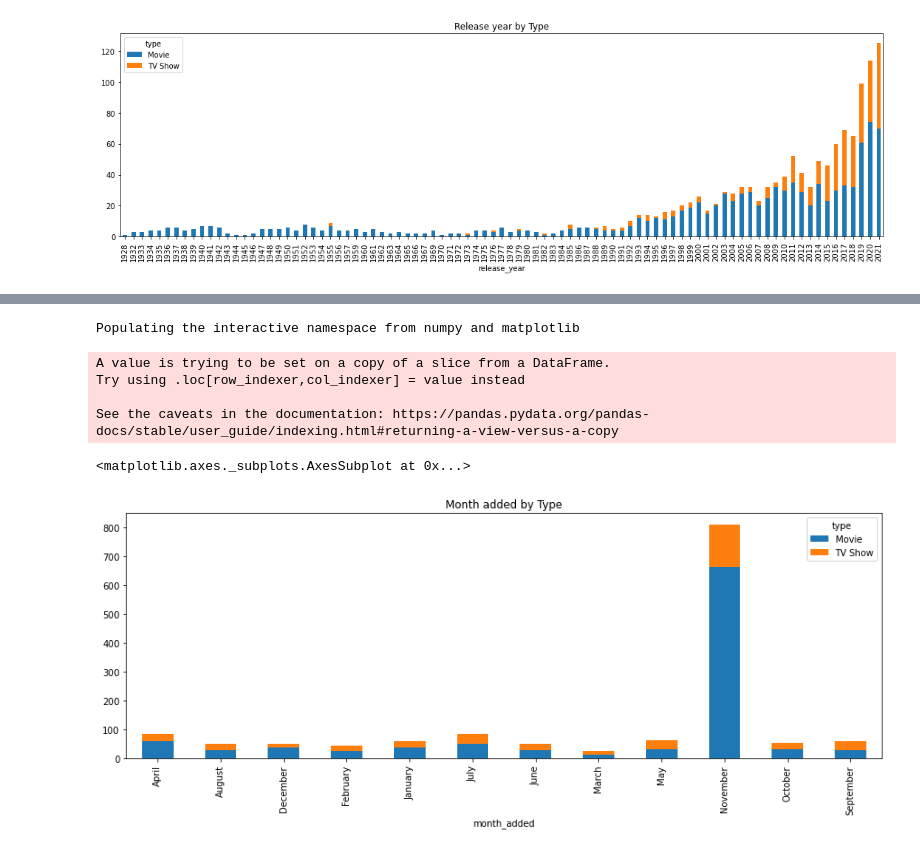
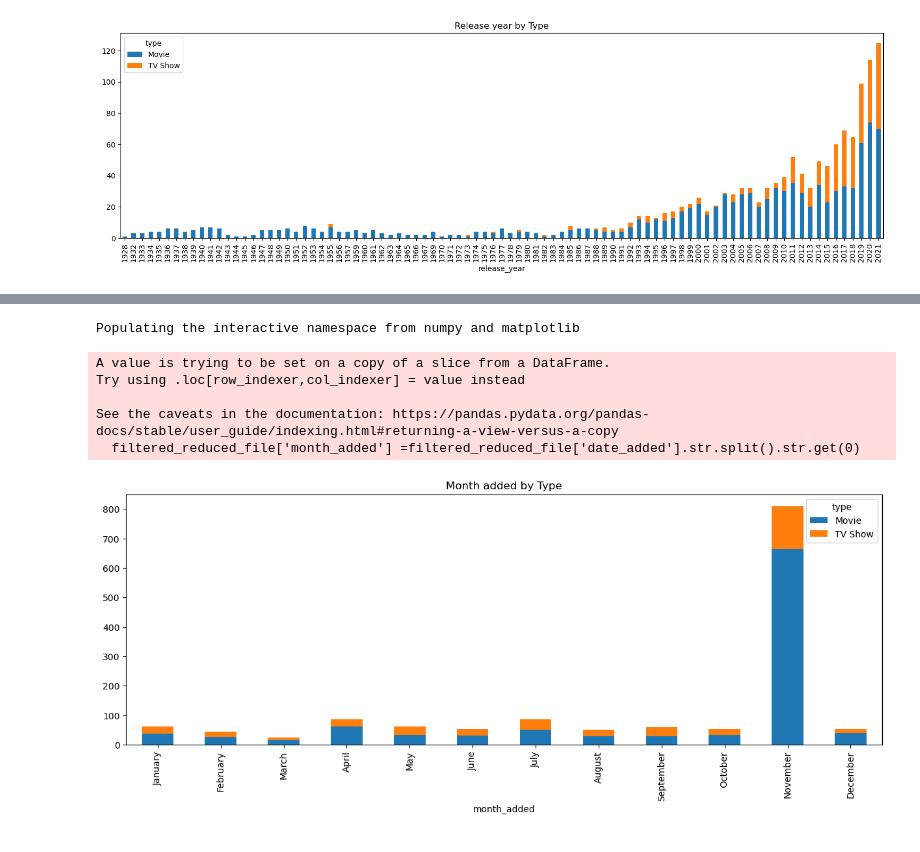
Before and after one commit to Frankr22/Streaming-Services-Comparison-Netflix-vs.-Disney, a Jupyter notebook: disneyplus_analysis.ipynb, the cells around one changed output, grey strips where cells are left out. Saved outputs shown, nothing was run; the diff lists cells and outputs as text; code cells hidden in the pictures.

Commit message:
update Disney script

```diff
--- a/disneyplus_analysis.ipynb
+++ b/disneyplus_analysis.ipynb
@@ -189,21 +187,22 @@ See the caveats in the documentation: https://pandas.pydata.org/pandas-docs/stab
 # %%
 #map month added by type
 %pylab inline
 filtered_reduced_file['month_added'] =filtered_reduced_file['date_added'].str.split().str.get(0)
 filtered_reduced_file
 
-year_added_gb = filtered_reduced_file.groupby(['type', 'month_added'])['month_added'].count().unstack('type').fillna(0)
-year_added_gb
-year_added_gb[['Movie',  'TV Show']].plot(kind='bar', stacked=True, figsize=(15, 5), title='Month added by Type')
+month_added_gb = filtered_reduced_file.groupby(['type', 'month_added'])['month_added'].count().unstack('type').fillna(0)
+month_added_gb = month_added_gb.reindex(['January','February','March','April','May','June','July','August','September','October','November','December'])
+figure5 = month_added_gb[['Movie',  'TV Show']].plot(kind='bar', stacked=True, figsize=(15, 5), title='Month added by Type')
 # plt.tight_layout()
+figure5.figure.savefig('Disney output/monthadded.png', dpi=300, bbox_inches='tight')
 # %% [output]
 Populating the interactive namespace from numpy and matplotlib
 A value is trying to be set on a copy of a slice from a DataFrame.
 Try using .loc[row_indexer,col_indexer] = value instead
 
 See the caveats in the documentation: https://pandas.pydata.org/pandas-docs/stable/user_guide/indexing.html#returning-a-view-versus-a-copy
+  filtered_reduced_file['month_added'] =filtered_reduced_file['date_added'].str.split().str.get(0)
-<matplotlib.axes._subplots.AxesSubplot at 0x...>
-[figure, old version]
+[figure, new version]
 # %%
 # map by rating
 rating_data = filtered_reduced_file['rating'].value_counts()
```
Also changed, not shown: parts of 16 cells of this notebook, 14 other files.
